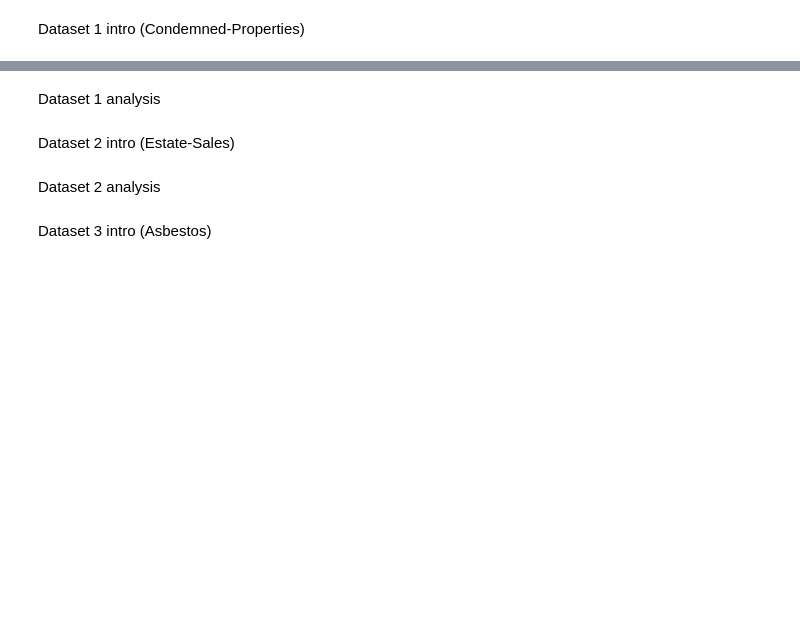
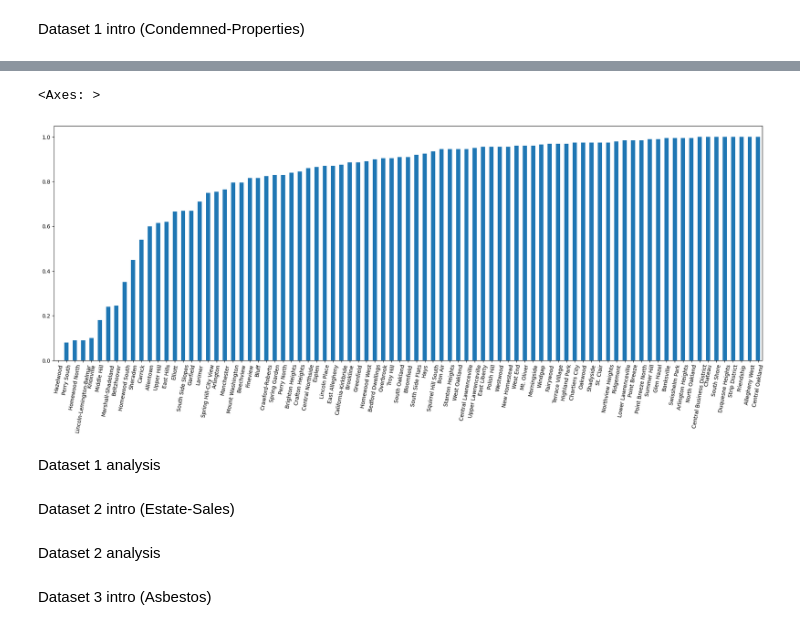
Before and after one commit to rizzocolton/Big-Ideas-Final-Project, a Jupyter notebook: Final.ipynb, the cells around one changed output, grey strips where cells are left out. Saved outputs shown, nothing was run; the diff lists cells and outputs as text; code cells hidden in the pictures; blank space fills up the shorter version.

```diff
--- a/Final.ipynb
+++ b/Final.ipynb
@@ -8,3 +27,14 @@ Dataset 1 intro (Condemned-Properties)
+# %%
+range=prop_counts.max()-prop_counts.min()
+min=prop_counts.min()
+prop_scores=pd.Series()
+for prop, value in prop_counts.items():
+    prop_scores.at[prop]=1-(value-min)/range
+prop_scores.tail(10)
+prop_scores.plot(kind='bar',figsize=(24,8),rot=80)
+# %% [output]
+<Axes: >
+[figure, added]
 # %% [markdown]
 Dataset 1 analysis
 # %% [markdown]
```
Also changed, not shown: parts of 1 cell of this notebook.
